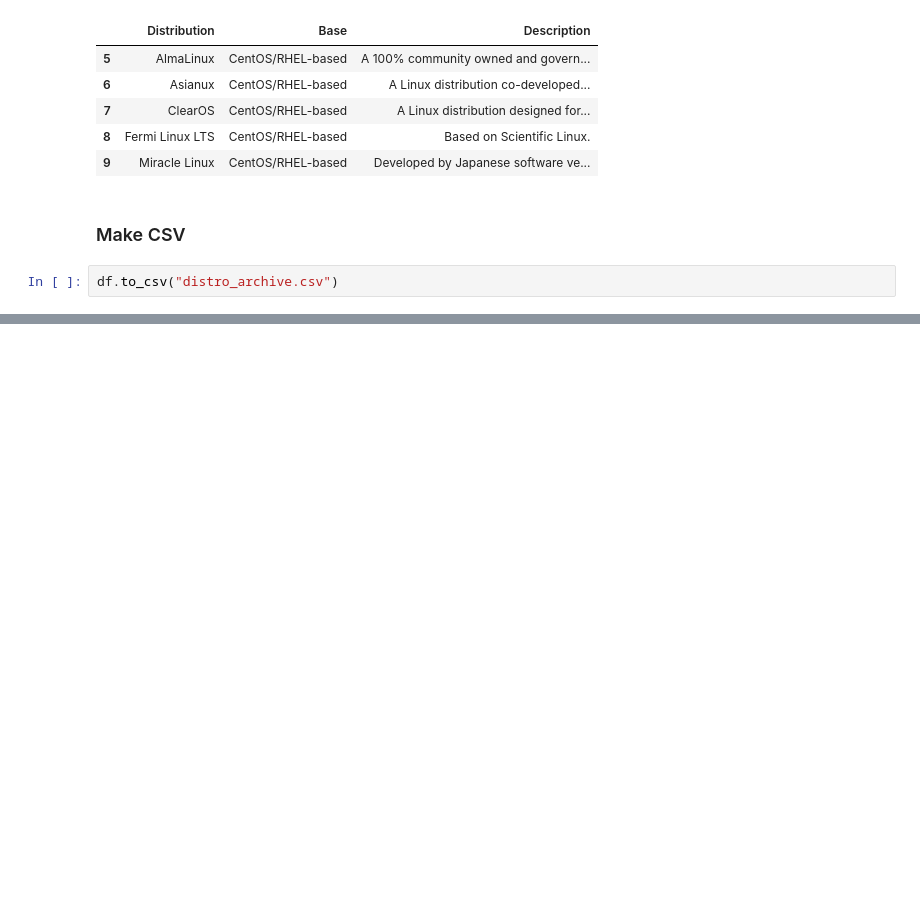
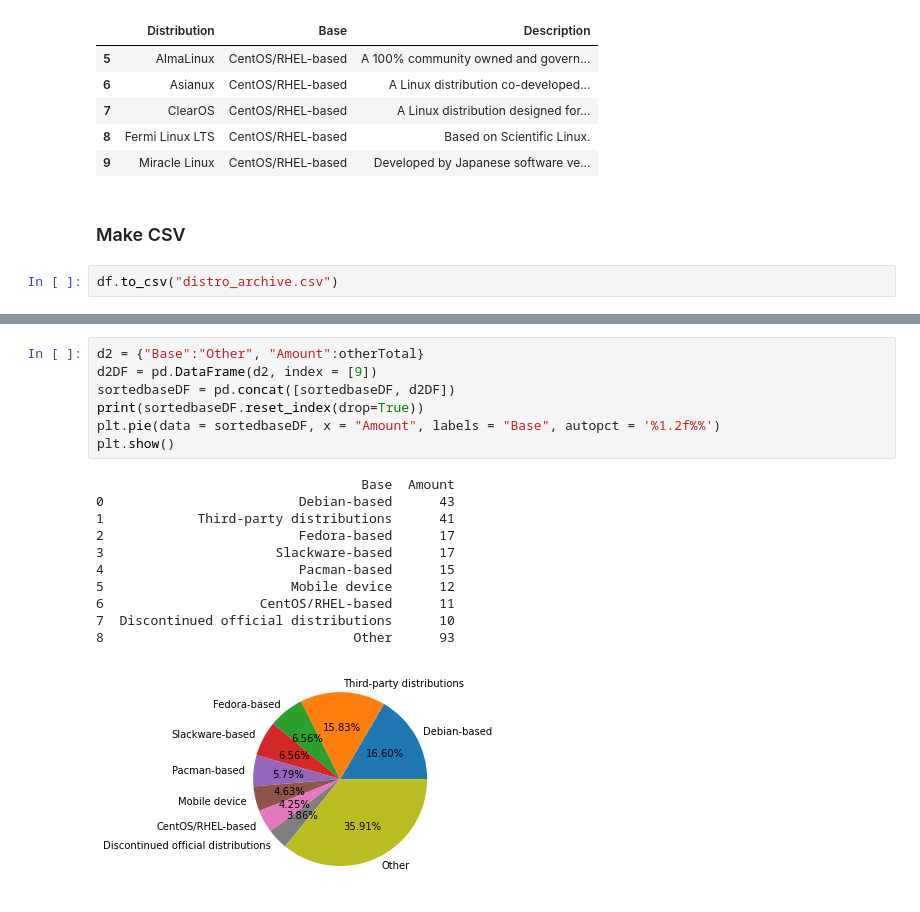
Before and after one commit to B0G0311/CSC221-PTGARLAND-GroupProject, a Jupyter notebook: CSC221_ptgarland_GroupProject.ipynb, the cells around one changed output, grey strips where cells are left out. Drawn from its saved outputs; the diff is of its cells as text; blank space fills up the shorter version.

```diff
--- a/CSC221_ptgarland_GroupProject.ipynb
+++ b/CSC221_ptgarland_GroupProject.ipynb
@@ -171,0 +262,19 @@ df.to_csv("distro_archive.csv")
+# %%
+d2 = {"Base":"Other", "Amount":otherTotal}
+d2DF = pd.DataFrame(d2, index = [9])
+sortedbaseDF = pd.concat([sortedbaseDF, d2DF])
+print(sortedbaseDF.reset_index(drop=True))
+plt.pie(data = sortedbaseDF, x = "Amount", labels = "Base", autopct = '%1.2f%%')
+plt.show()
+# %% [output]
+                                  Base  Amount
+0                         Debian-based      43
+1            Third-party distributions      41
+2                         Fedora-based      17
+3                      Slackware-based      17
+4                         Pacman-based      15
+5                        Mobile device      12
+6                    CentOS/RHEL-based      11
+7  Discontinued official distributions      10
+8                                Other      93
+[figure, added]
```
Also changed, not shown: parts of 11 cells of this notebook.
